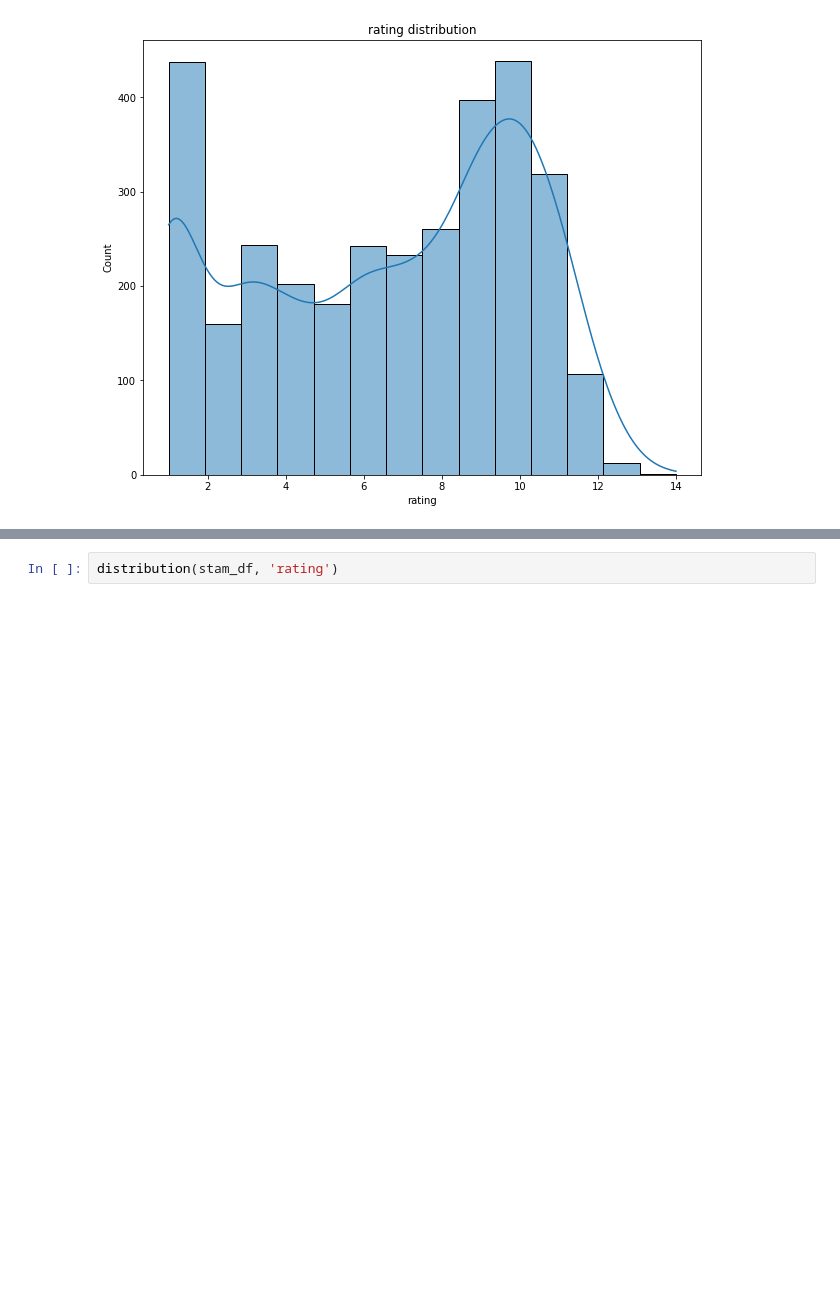
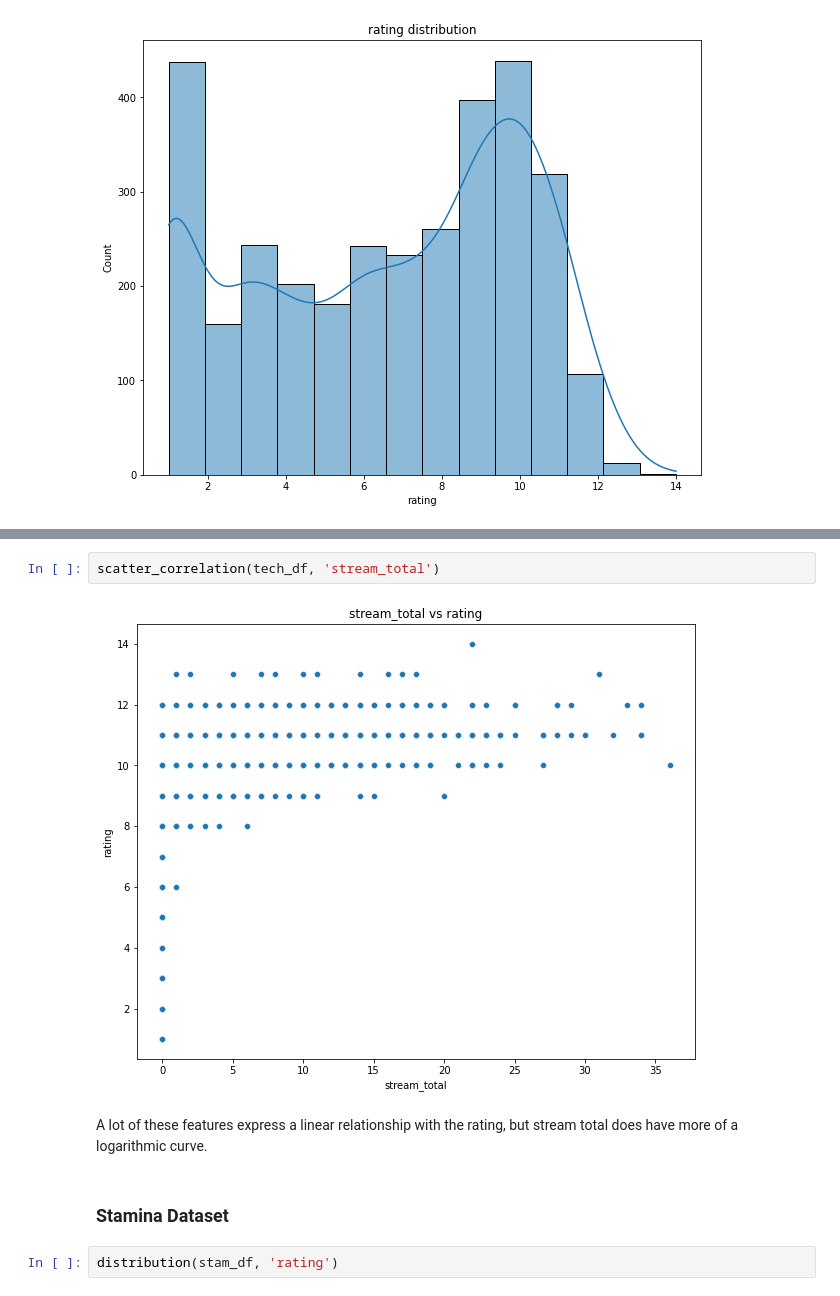
Before and after one commit to sglibova/chart-difficulty-with-machine-learning, a Jupyter notebook: final_notebook.ipynb, the cells around one changed output, grey strips where cells are left out. Saved outputs shown, nothing was run; the diff lists cells and outputs as text; blank space fills up the shorter version.

```diff
--- a/final_notebook.ipynb
+++ b/final_notebook.ipynb
@@ -163,3 +194,11 @@ distribution(tech_df, 'rating')
+# %%
+scatter_correlation(tech_df, 'stream_total')
+# %% [output]
+[figure, added]
+# %% [markdown]
+A lot of these features express a linear relationship with the rating, but stream total does have more of a logarithmic curve.
+# %% [markdown]
+### Stamina Dataset
 # %%
 distribution(stam_df, 'rating')
 # %% [output]
```
Also changed, not shown: parts of 93 cells of this notebook, 6 other files.
